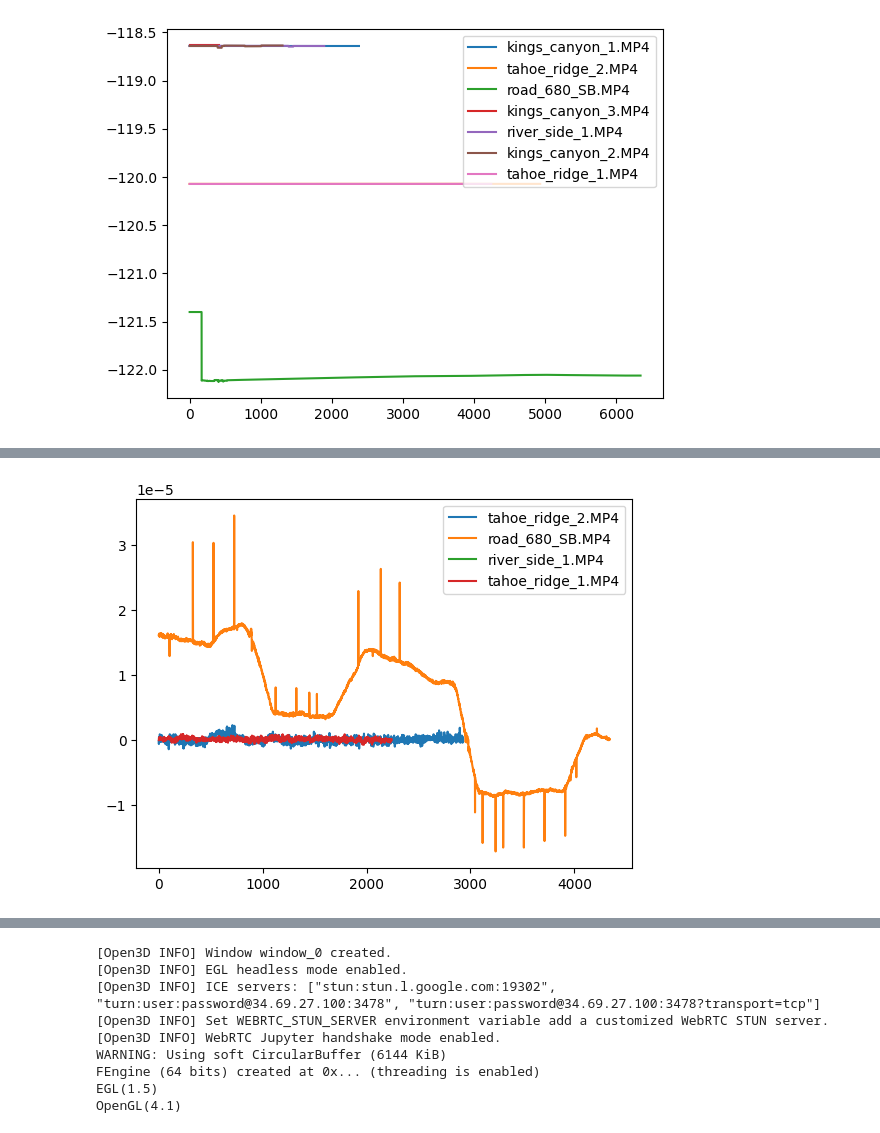
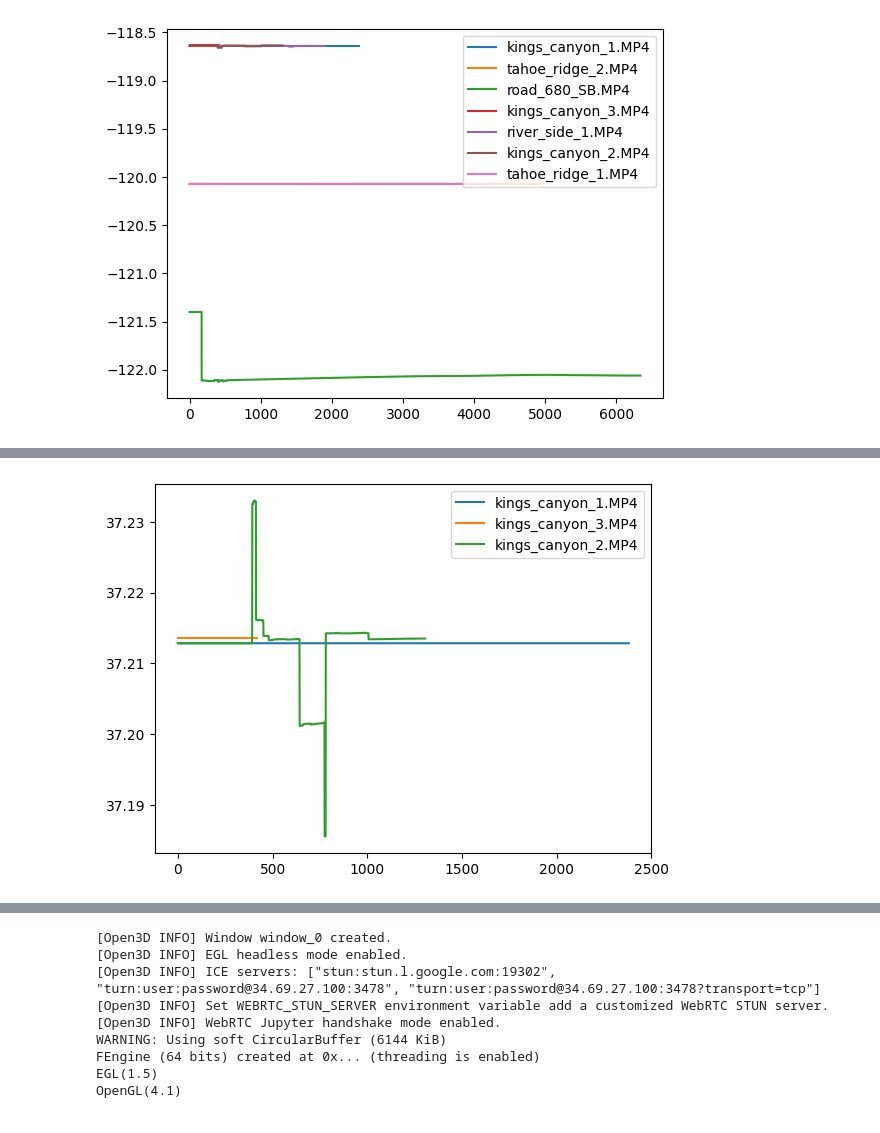
Before and after one commit to humishum/mapper, a Jupyter notebook: sandbox.ipynb, the cells around one changed output, grey strips where cells are left out. Saved outputs shown, nothing was run; the diff lists cells and outputs as text; code cells hidden in the pictures.

```diff
--- a/sandbox.ipynb
+++ b/sandbox.ipynb
@@ -14,7 +11,14 @@ Jupyter environment detected. Enabling Open3D WebVisualizer.
 # %%
-telemetry = gopropy.load('/home/ape/Documents/MapperGoProVids/tahoe_ridge_1.MP4')
-gps = telemetry.get_stream('GPS (Lat., Long., Alt., 2D speed, 3D speed)')
-gps_df = gps.to_dataframe()
-plt.plot(gps_df['lon'])
+gps_dfs = []
+for i in range(1,7):
+    telemetry = gopropy.load(f'/home/ape/Documents/MapperGoProVids/mp{i}.MP4')
+    gps = telemetry.get_stream('GPS (Lat., Long., Alt., 2D speed, 3D speed)')
+    gps_df = gps.to_dataframe()
+    gps_dfs.append(gps_df)
+
+gps_df = pd.concat(gps_dfs)
+# gps_df.to_csv('gps_data.csv', index=False)
+
+plt.scatter(gps_df['lon'], gps_df['lat'])
 # %% [output]
 Warning: Could not convert Exposure time (shutter speed) to numeric array: setting an array element with a sequence. The requested array has an inhomogeneous shape after 1 dimensions. The detected sha ...
@@ -42,12 +74,12 @@ Warning: Could not convert Sensor ISO to numeric array: setting an array element
 # %%
 folder = Path("/home/ape/Documents/MapperGoProVids")
 for file in folder.glob("*.MP4"):
-    if 'kings_canyon' in file.name:
+    if 'kings_canyon' not in file.name:
         continue
     telemetry = gopropy.load(file)
     gps = telemetry.get_stream('GPS (Lat., Long., Alt., 2D speed, 3D speed)')
     gps_df = gps.to_dataframe()
-    plt.plot(np.diff(gps_df['lon'][2000:]), label = file.name)
+    plt.plot(gps_df['lat'], label = file.name)
 plt.legend()
 plt.show()
 # %% [output]
@@ -61,4 +86,4 @@ Warning: Could not convert Sensor ISO to numeric array: setting an array element
-[figure, old version]
+[figure, new version]
 # %%
 # load ply files in folder
 
```
Also changed, not shown: parts of 16 cells of this notebook, 25 other files.
